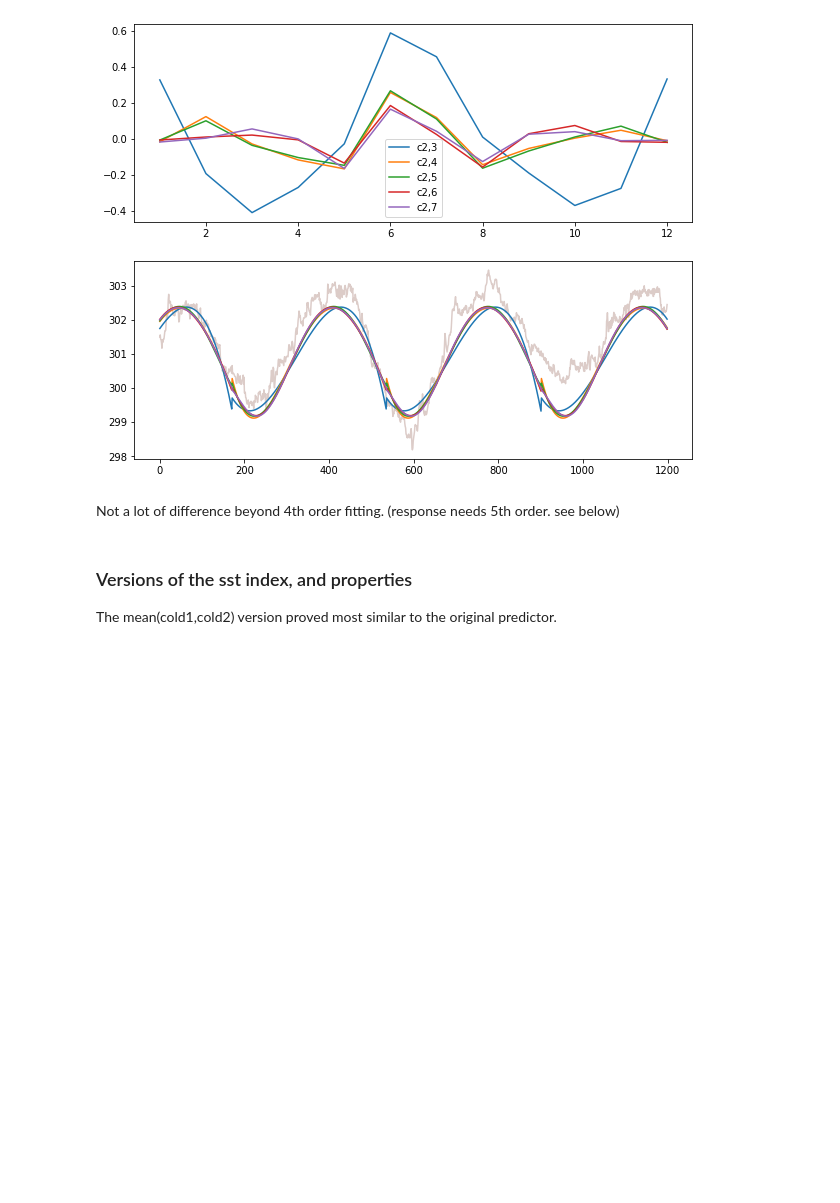
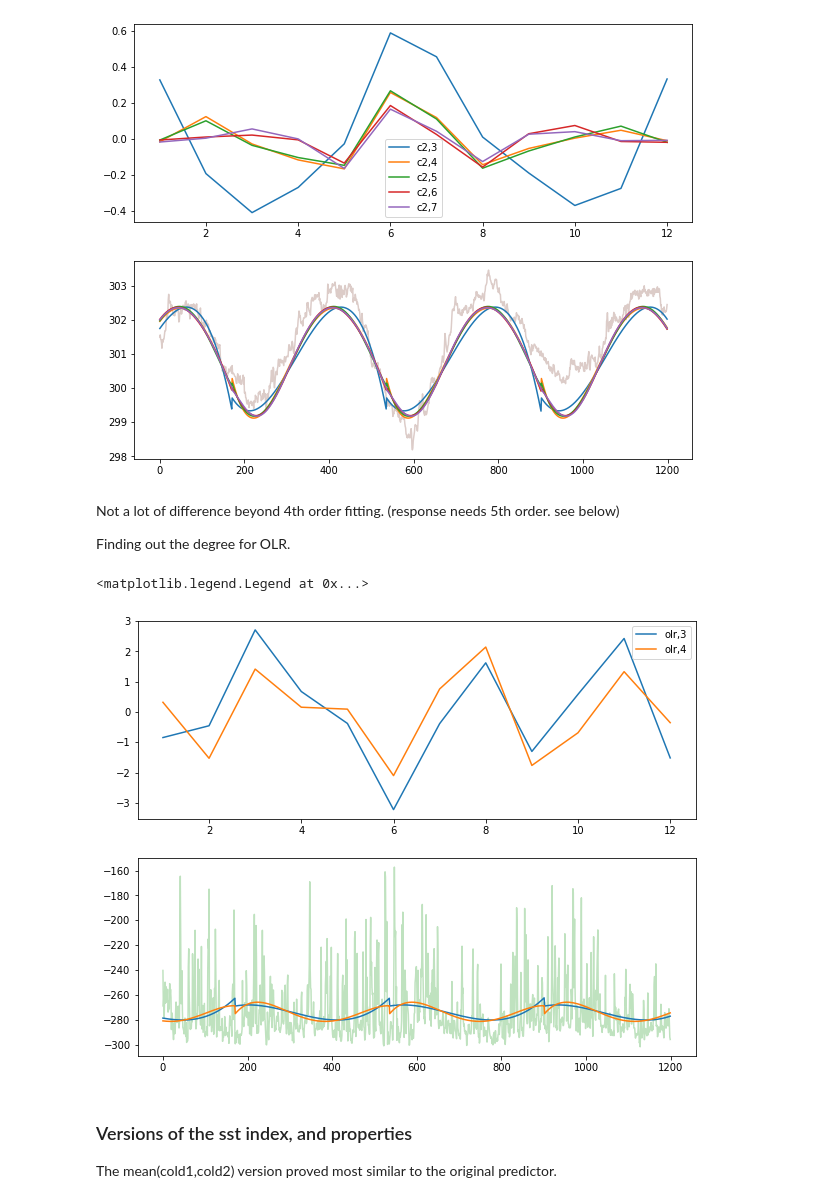
Before and after one commit to chiemvs/telegates, a Jupyter notebook: Explore.ipynb, the cells around one changed output. Drawn from its saved outputs; the diff is of its cells as text; code cells hidden in the pictures; blank space fills up the shorter version.

```diff
--- a/Explore.ipynb
+++ b/Explore.ipynb
@@ -176,6 +177,24 @@ axes[0].legend()
 [figure]
 # %% [markdown]
 Not a lot of difference beyond 4th order fitting. (response needs 5th order. see below)
+
+Finding out the degree for OLR.
+# %%
+olr = da = xr.open_dataarray(eradir / 'olr_tropics.nc')
+# %%
+fig, axes = plt.subplots(nrows = 2, figsize = (10,8))
+field = olr[:,-30:,:100]
+for degree in [3,4]:
+    ds, polyval = deseasonalize(field, per_year=False, return_polyval=True, degree = degree)
+    spat = spatial_mean(ds)
+    cycle = spat.groupby(spat.time.dt.month).mean()
+    axes[0].plot(cycle.month, cycle.values, label = f'olr,{degree}')
+    axes[1].plot(polyval[-1200:,0,-1])
+axes[1].plot(field[-1200:,0,-1], zorder = 0, alpha = 0.3)
+axes[0].legend()
+# %% [output]
+<matplotlib.legend.Legend at 0x...>
+[figure, added]
 # %% [markdown]
 ### Versions of the sst index, and properties
 The mean(cold1,cold2) version proved most similar to the original predictor.
```
Also changed, not shown: parts of 17 cells of this notebook, 6 other files.
